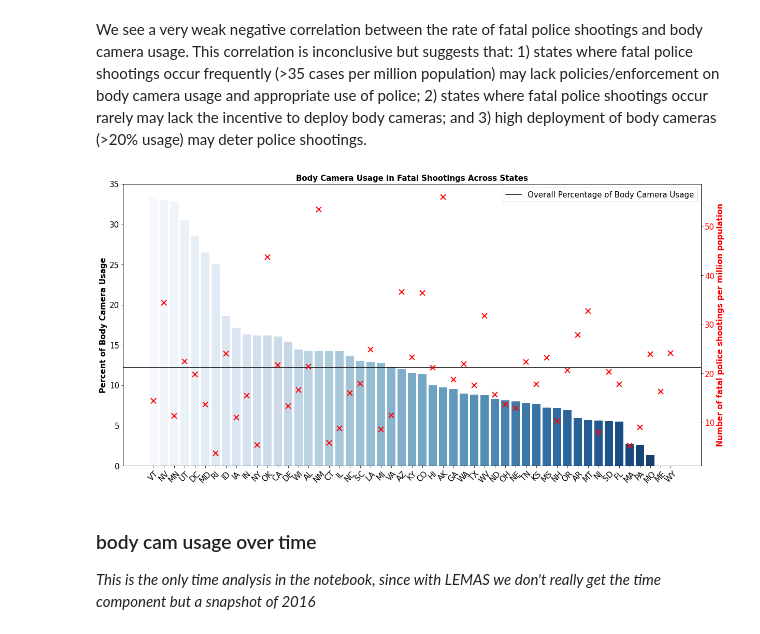
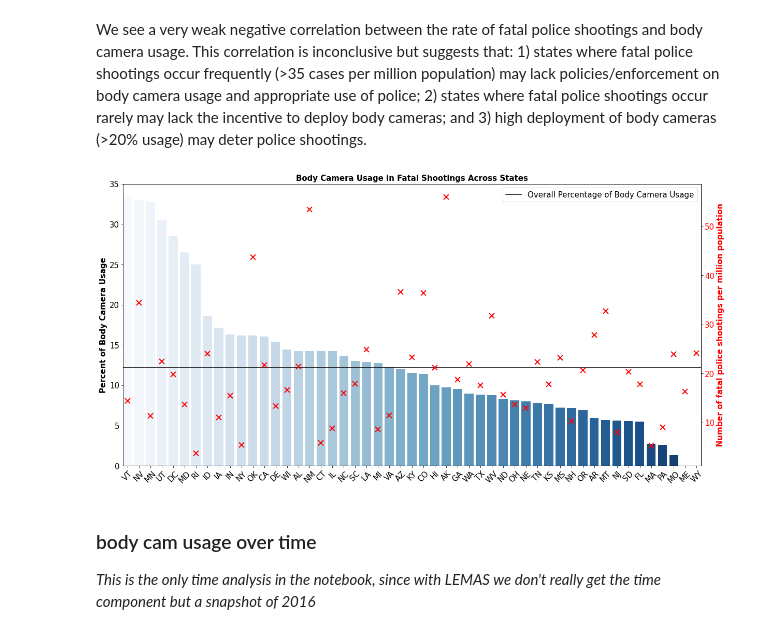
Before and after one commit to annajaffe/police-violence, a Jupyter notebook: CY_EDA_notebook.ipynb, the cells around one changed output. Cells and saved outputs as stored; diff of their text form; code cells hidden in the pictures.

```diff
--- a/CY_EDA_notebook.ipynb
+++ b/CY_EDA_notebook.ipynb
@@ -164,26 +164,27 @@ We see a very weak negative correlation between the rate of fatal police shootin
 # %%
 # display sorted bar graph of percent_body_cam_used in descending order of states
 fig,ax=plt.subplots(figsize=(20,10))
 order = state_df['percent_body_cam_used'].sort_values(ascending=False).index
 sns.barplot(x=state_df.index,y=state_df['percent_body_cam_used'], order=order, ax=ax, palette='Blues')
 ax.set_xticklabels(ax.get_xticklabels(), rotation=45,fontsize=15);
 ax.set_xlabel('')
+ax.margins(x=0)
 ax.set_ylabel('Percent of Body Camera Usage',fontweight='bold',fontsize=15)
 ax.tick_params(axis='y', labelsize=15)
 ax.set_title('Body Camera Usage in Fatal Shootings Across States',fontweight='bold',fontsize=15);
 # draw a horizontal line of overall avg in the dataset
 ax.axhline(y=overall_percent_body_cam,color='k',label='Overall Percentage of Body Camera Usage')
 ax.legend(fontsize=15);
 
 # second y axis showing shootings per million population
 ax2 = ax.twinx()  # instantiate a second axes that shares the same x-axis
 ax2.plot(order,state_df['num_per_million'][order],'x',color='r',markersize=10,markeredgewidth=2)
 ax2.tick_params(axis='y', labelcolor='r',labelsize=15)
 ax2.set_ylabel('Number of fatal police shootings per million population',fontweight='bold',fontsize=15,color='r');
 
-#plt.savefig('State percent body cam usage blue & red.png')
+plt.savefig('State percent body cam usage blue & red.png')
 # %% [output]
-[figure, old version]
+[figure, new version]
 # %% [markdown]
 ### body cam usage over time
 *This is the only time analysis in the notebook, since with LEMAS we don't really get the time component but a snapshot of 2016*
```
Also changed, not shown: parts of 14 cells of this notebook, 4 other files.
